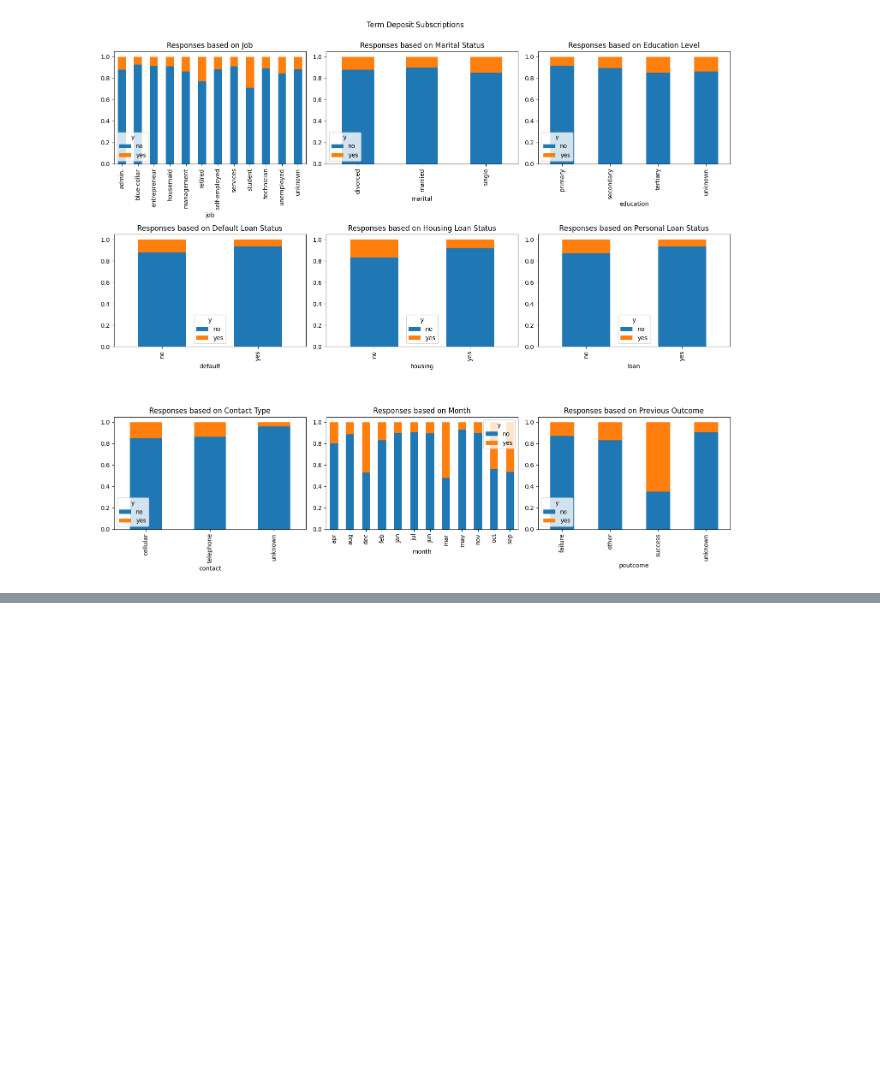
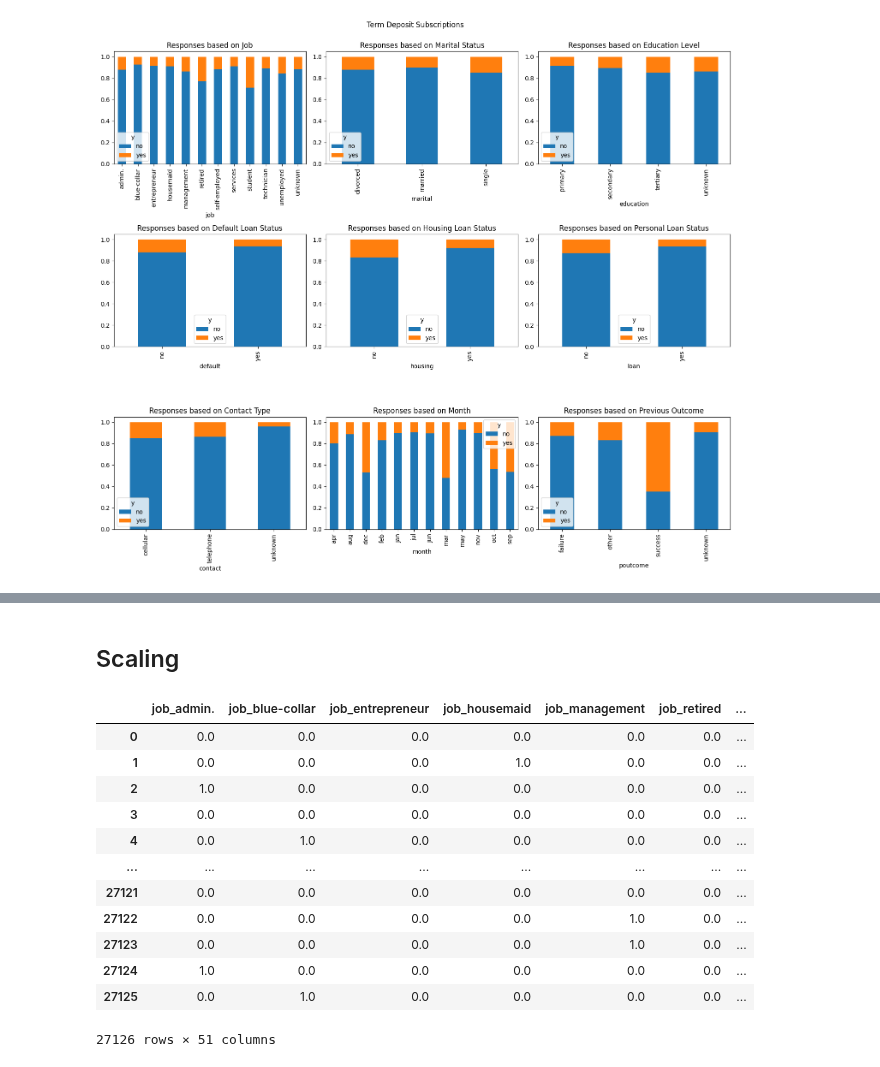
Before and after one commit to CalebMcCurdy/Bank-Term-Deposit-Predictions, a Jupyter notebook: Final Project.ipynb, the cells around one changed output, grey strips where cells are left out. Cells and saved outputs as stored; diff of their text form; code cells hidden in the pictures; blank space fills up the shorter version.

Commit message:
Adding feature names back

```diff
--- a/Final Project.ipynb
+++ b/Final Project.ipynb
@@ -224,0 +231,2 @@ plt.show()
+# %%
+bank['pdays'] = bank['pdays'].replace(-1, 0)
@@ -224,0 +250,57 @@ plt.show()
+# %%
+# using the yeojohnson transformation because it can take both negative and postive numbers
+X_train[num_vars] = X_train[num_vars].apply(lambda x: yeojohnson(x)[0] , axis=0)
+X_test[num_vars] = X_test[num_vars].apply(lambda x: yeojohnson(x)[0] , axis=0)
+X_val[num_vars] = X_val[num_vars].apply(lambda x: yeojohnson(x)[0] , axis=0)
+# %% [markdown]
+## Scaling
+# %%
+# Redefine cat_vars to not include the response variable
+cat_vars = ['job', 'marital', 'education', 'default', 'housing', 'loan', 'contact', 'month', 'poutcome']
+
+# Create pipelines for categorical and numerical variables
+cat_pipe = Pipeline([('encoder', OneHotEncoder(handle_unknown='ignore', sparse=False))])
+num_pipe = Pipeline([('standardize', StandardScaler())])
+
+# Combine pipelines using ColumnTransformer, preserving the rest of the columns
+all_pipe = ColumnTransformer(
+    transformers=[
+        ('cat', cat_pipe, cat_vars),
+        ('num', num_pipe, num_vars)
+    ],
+    remainder='passthrough'  # This preserves the non-transformed columns
+)
+
+# Fit and transform the training data, and only transform validation and test data
+X_train_transformed = all_pipe.fit_transform(X_train)
+
+# Get the feature names for one-hot encoded categorical variables
+cat_encoder = all_pipe.named_transformers_['cat'].named_steps['encoder']
+cat_encoder.fit(X_train[cat_vars])  # Fit on the training data
+
+# Use get_feature_names_out to get feature names
+cat_column_names = cat_encoder.get_feature_names_out(cat_vars)
+
+# Combine categorical and numerical column names
+all_column_names = list(cat_column_names) + num_vars
+
+# Reassign the column names to the transformed datasets
+X_train_transformed = pd.DataFrame(X_train_transformed, columns=all_column_names)
+X_val_transformed = pd.DataFrame(all_pipe.transform(X_val), columns=all_column_names)
+X_test_transformed = pd.DataFrame(all_pipe.transform(X_test), columns=all_column_names)
+# %%
+X_train_transformed
+# %% [output]
+|  | job_admin. | job_blue-collar | job_entrepreneur | job_housemaid | job_management | job_retired | ... |
+| 0 | 0.0 | 0.0 | 0.0 | 0.0 | 0.0 | 0.0 | ... |
+| 1 | 0.0 | 0.0 | 0.0 | 1.0 | 0.0 | 0.0 | ... |
+| 2 | 1.0 | 0.0 | 0.0 | 0.0 | 0.0 | 0.0 | ... |
+| 3 | 0.0 | 0.0 | 0.0 | 0.0 | 0.0 | 0.0 | ... |
+| 4 | 0.0 | 1.0 | 0.0 | 0.0 | 0.0 | 0.0 | ... |
+| ... | ... | ... | ... | ... | ... | ... | ... |
+| 27121 | 0.0 | 0.0 | 0.0 | 0.0 | 0.0 | 0.0 | ... |
+| 27122 | 0.0 | 0.0 | 0.0 | 0.0 | 1.0 | 0.0 | ... |
+| 27123 | 0.0 | 0.0 | 0.0 | 0.0 | 1.0 | 0.0 | ... |
+| 27124 | 1.0 | 0.0 | 0.0 | 0.0 | 0.0 | 0.0 | ... |
+| 27125 | 0.0 | 1.0 | 0.0 | 0.0 | 0.0 | 0.0 | ... |
+27126 rows × 51 columns
```
Also changed, not shown: parts of 6 cells of this notebook.
